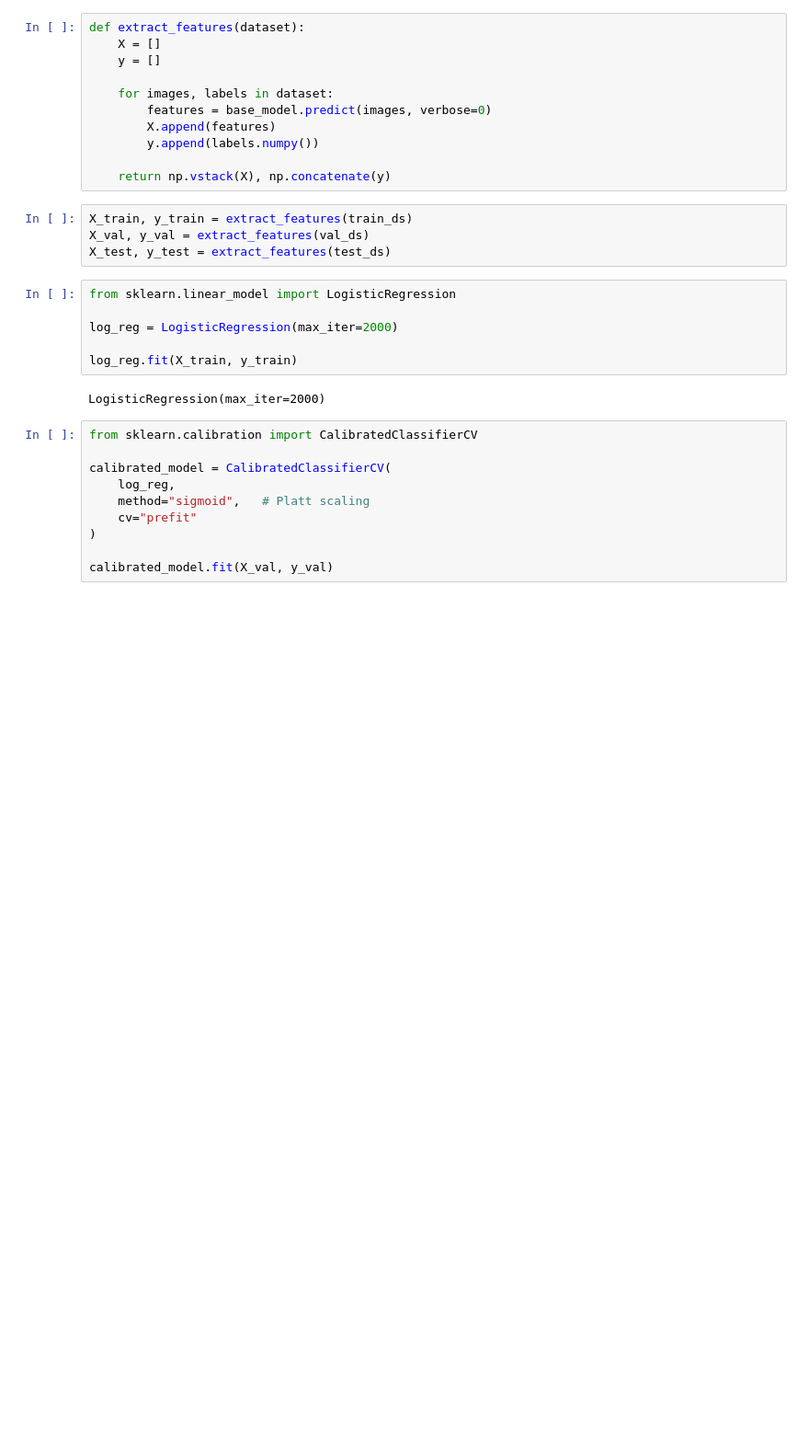
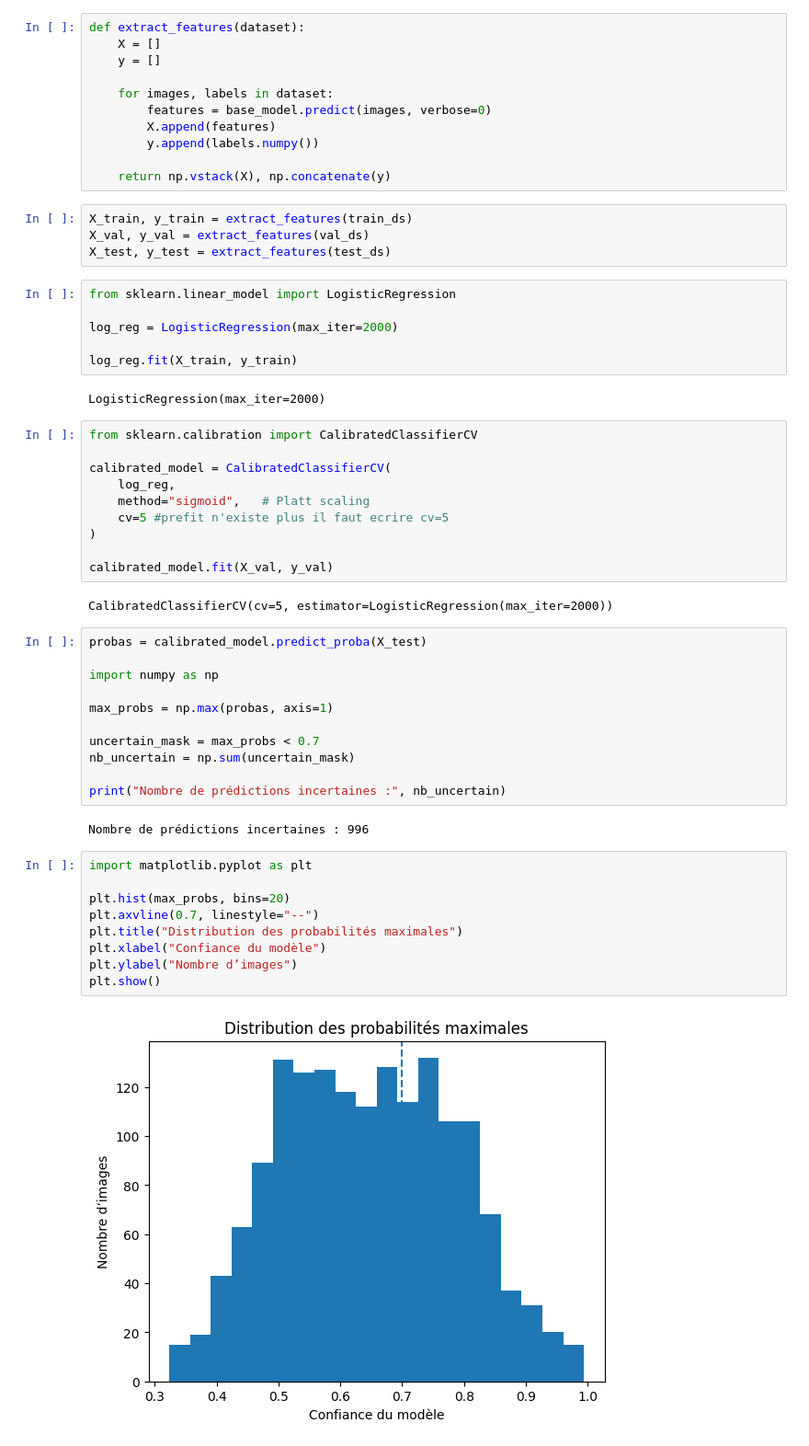
Before and after one commit to ARTY-cpu/projet_ML, a Jupyter notebook: Main.ipynb, the cells around one changed output. Shown at 92% size. Drawn from its saved outputs; the diff is of its cells as text; blank space fills up the shorter version.

```diff
--- a/Main.ipynb
+++ b/Main.ipynb
@@ -120,7 +117,33 @@ from sklearn.calibration import CalibratedClassifierCV
 calibrated_model = CalibratedClassifierCV(
     log_reg,
     method="sigmoid",   # Platt scaling
-    cv="prefit"
+    cv=5 #prefit n'existe plus il faut ecrire cv=5
 )
 
 calibrated_model.fit(X_val, y_val)
+# %% [output]
+CalibratedClassifierCV(cv=5, estimator=LogisticRegression(max_iter=2000))
+# %%
+probas = calibrated_model.predict_proba(X_test)
+
+import numpy as np
+
+max_probs = np.max(probas, axis=1)
+
+uncertain_mask = max_probs < 0.7
+nb_uncertain = np.sum(uncertain_mask)
+
+print("Nombre de prédictions incertaines :", nb_uncertain)
+# %% [output]
+Nombre de prédictions incertaines : 996
+# %%
+import matplotlib.pyplot as plt
+
+plt.hist(max_probs, bins=20)
+plt.axvline(0.7, linestyle="--")
+plt.title("Distribution des probabilités maximales")
+plt.xlabel("Confiance du modèle")
+plt.ylabel("Nombre d’images")
+plt.show()
+# %% [output]
+[figure, added]
```
Also changed, not shown: parts of 17 cells of this notebook, 2 other files.
